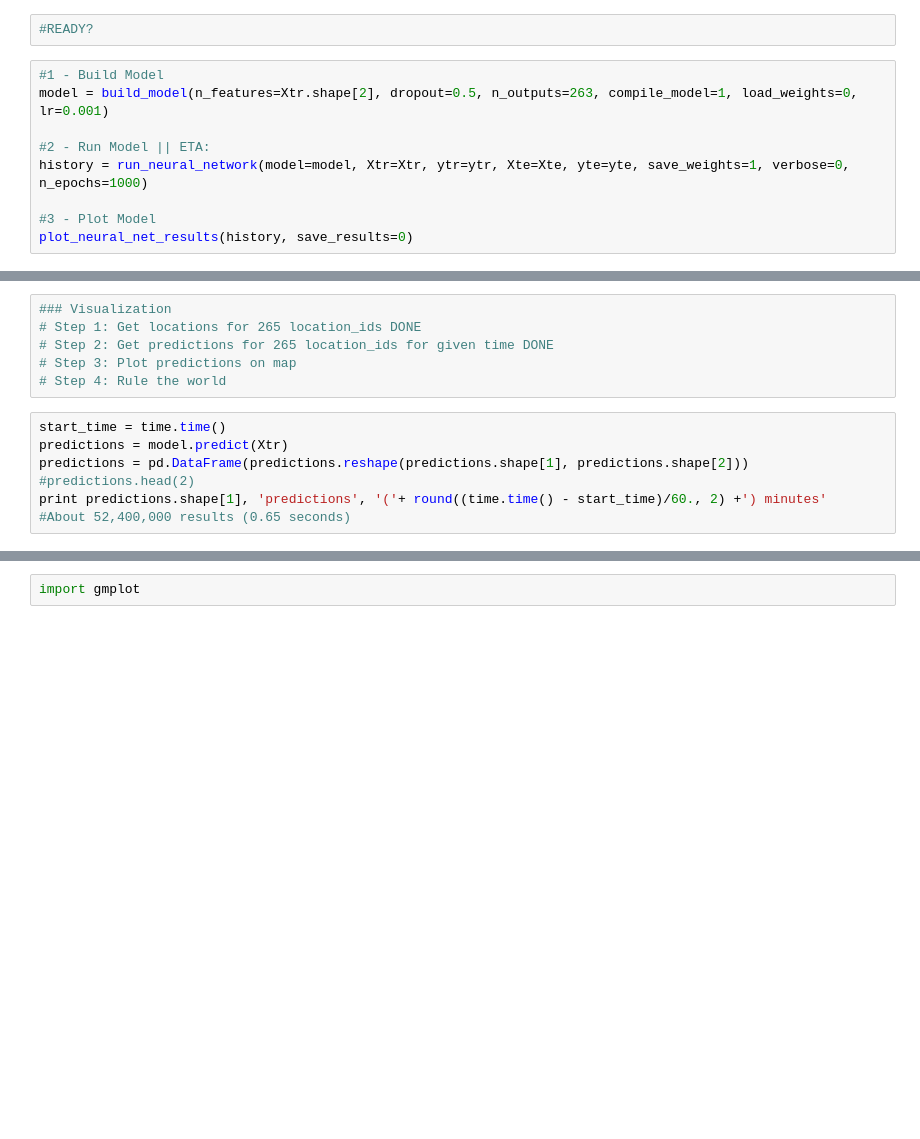
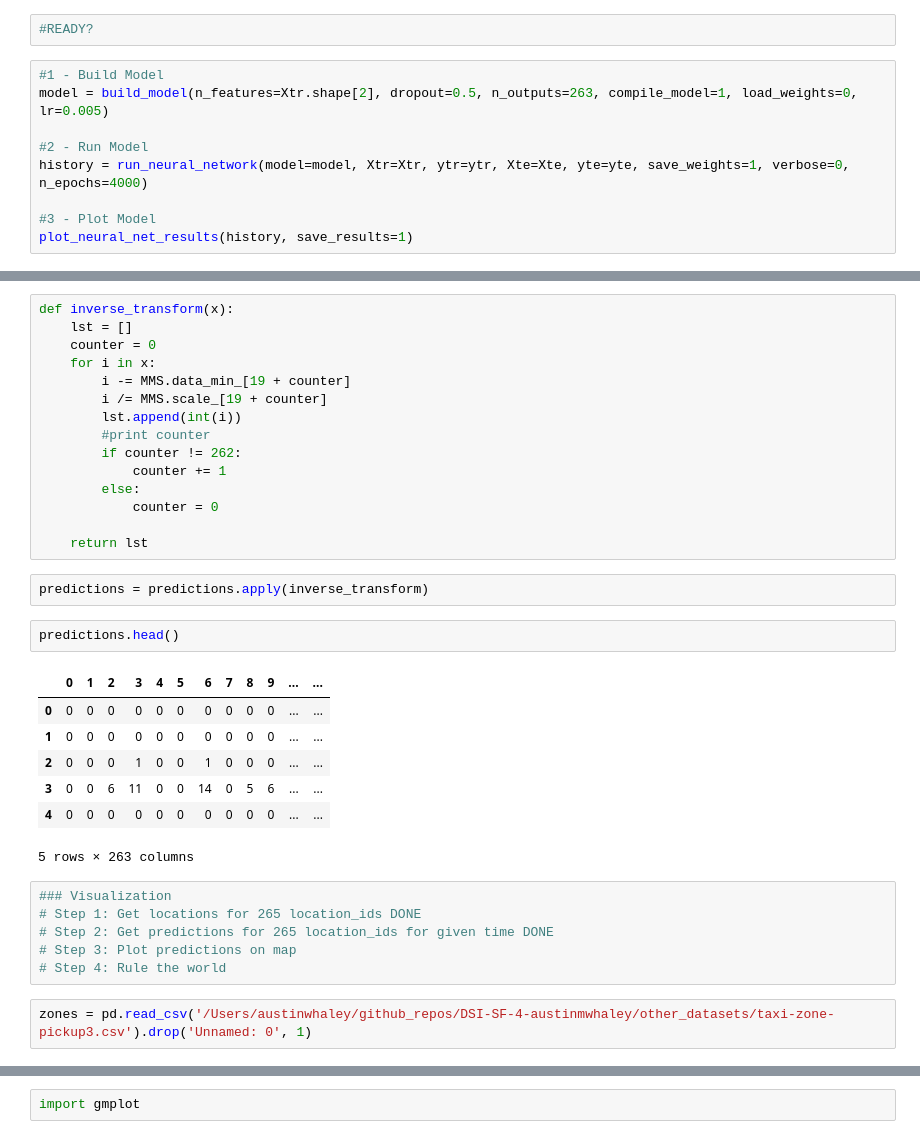
Before and after one commit to austinmwhaley/DSI-SF-4-austinmwhaley, a Jupyter notebook: capstone/uber_LSTM.ipynb, the cells around one changed output, grey strips where cells are left out. Cells and saved outputs as stored; diff of their text form; blank space fills up the shorter version.

Commit message:
added custom inverse_transform function to predictions and visualization plateform

```diff
--- a/capstone/uber_LSTM.ipynb
+++ b/capstone/uber_LSTM.ipynb
@@ -291,11 +291,11 @@ def plot_neural_net_results(history, limit_r2=0, save_results=0):
 #READY?
 # %%
 #1 - Build Model
-model = build_model(n_features=Xtr.shape[2], dropout=0.5, n_outputs=263, compile_model=1, load_weights=0, lr=0.001)
+model = build_model(n_features=Xtr.shape[2], dropout=0.5, n_outputs=263, compile_model=1, load_weights=0, lr=0.005)
 
-#2 - Run Model || ETA:
-history = run_neural_network(model=model, Xtr=Xtr, ytr=ytr, Xte=Xte, yte=yte, save_weights=1, verbose=0, n_epochs=1000)
+#2 - Run Model
+history = run_neural_network(model=model, Xtr=Xtr, ytr=ytr, Xte=Xte, yte=yte, save_weights=1, verbose=0, n_epochs=4000)
 
 #3 - Plot Model
-plot_neural_net_results(history, save_results=0)
+plot_neural_net_results(history, save_results=1)
 # %% [output]
@@ -308,13 +323,35 @@ Executing || 2017-02-03 10:03:22.664717
+# %%
+def inverse_transform(x):
+    lst = []
+    counter = 0
+    for i in x:
+        i -= MMS.data_min_[19 + counter]
+        i /= MMS.scale_[19 + counter]
+        lst.append(int(i))
+        #print counter
+        if counter != 262:
+            counter += 1
+        else:
+            counter = 0
+
+    return lst
+# %%
+predictions = predictions.apply(inverse_transform)
+# %%
+predictions.head()
+# %% [output]
+|  | 0 | 1 | 2 | 3 | 4 | 5 | 6 | 7 | 8 | 9 | ... | ... |
+| 0 | 0 | 0 | 0 | 0 | 0 | 0 | 0 | 0 | 0 | 0 | ... | ... |
+| 1 | 0 | 0 | 0 | 0 | 0 | 0 | 0 | 0 | 0 | 0 | ... | ... |
+| 2 | 0 | 0 | 0 | 1 | 0 | 0 | 1 | 0 | 0 | 0 | ... | ... |
+| 3 | 0 | 0 | 6 | 11 | 0 | 0 | 14 | 0 | 5 | 6 | ... | ... |
+| 4 | 0 | 0 | 0 | 0 | 0 | 0 | 0 | 0 | 0 | 0 | ... | ... |
+5 rows × 263 columns
 # %%
 ### Visualization
 # Step 1: Get locations for 265 location_ids DONE
 # Step 2: Get predictions for 265 location_ids for given time DONE
 # Step 3: Plot predictions on map
 # Step 4: Rule the world
-# %%
-start_time = time.time()
-predictions = model.predict(Xtr)
-predictions = pd.DataFrame(predictions.reshape(predictions.shape[1], predictions.shape[2]))
-#predictions.head(2)
-print predictions.shape[1], 'predictions', '('+ round((time.time() - start_time)/60., 2) +') minutes'
-#About 52,400,000 results (0.65 seconds)
+# %%
+zones = pd.read_csv('/Users/austinwhaley/github_repos/DSI-SF-4-austinmwhaley/other_datasets/taxi-zone-pickup3.csv').drop('Unnamed: 0', 1)
```
Also changed, not shown: parts of 10 cells of this notebook.
